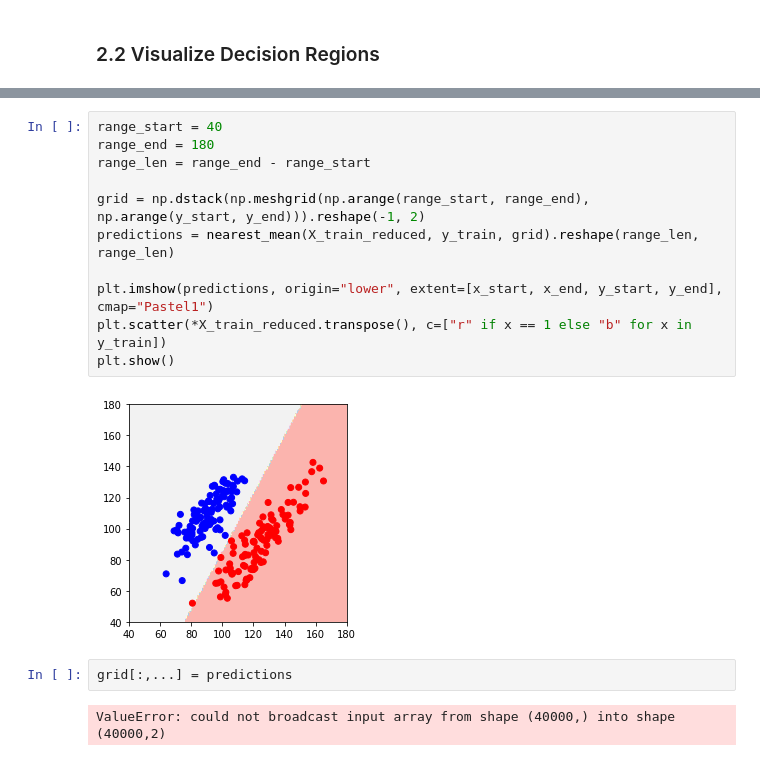
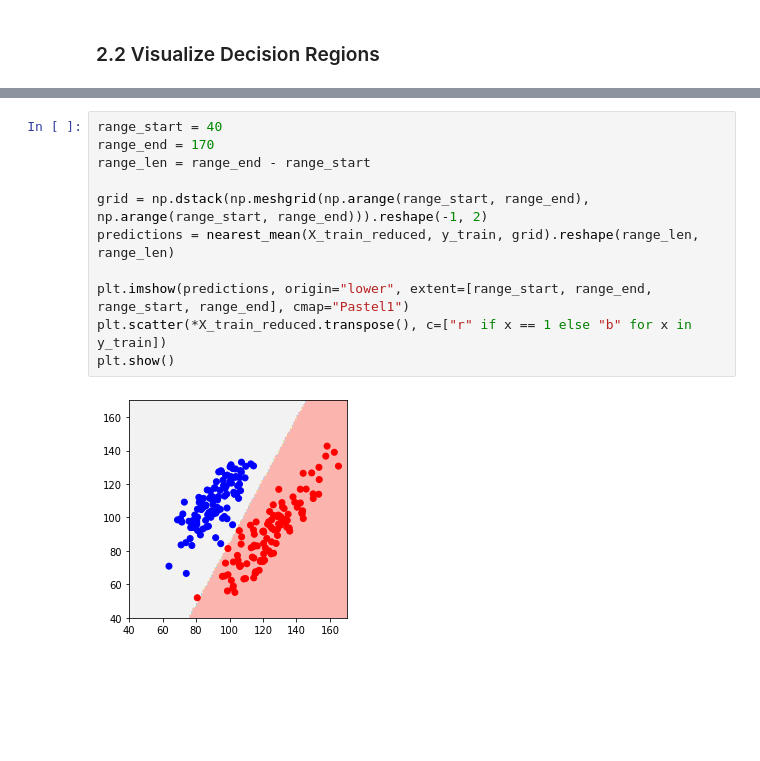
Before and after one commit to J-Gann/FML, a Jupyter notebook: ex02/Exercise 2.ipynb, the cells around one changed output, grey strips where cells are left out. Cells and saved outputs as stored; diff of their text form; blank space fills up the shorter version.

```diff
--- a/ex02/Exercise 2.ipynb
+++ b/ex02/Exercise 2.ipynb
@@ -166,17 +143,13 @@ array([3, 2, 1, 0])
 # %%
 range_start = 40
-range_end = 180
+range_end = 170
 range_len = range_end - range_start
 
-grid = np.dstack(np.meshgrid(np.arange(range_start, range_end), np.arange(y_start, y_end))).reshape(-1, 2)
+grid = np.dstack(np.meshgrid(np.arange(range_start, range_end), np.arange(range_start, range_end))).reshape(-1, 2)
 predictions = nearest_mean(X_train_reduced, y_train, grid).reshape(range_len, range_len)
 
-plt.imshow(predictions, origin="lower", extent=[x_start, x_end, y_start, y_end], cmap="Pastel1")
+plt.imshow(predictions, origin="lower", extent=[range_start, range_end, range_start, range_end], cmap="Pastel1")
 plt.scatter(*X_train_reduced.transpose(), c=["r" if x == 1 else "b" for x in y_train])
 plt.show()
 # %% [output]
-[figure, old version]
+[figure, new version]
-# %%
-grid[:,...] = predictions
-# %% [output]
-ValueError: could not broadcast input array from shape (40000,) into shape (40000,2)
```
Also changed, not shown: parts of 9 cells of this notebook.
